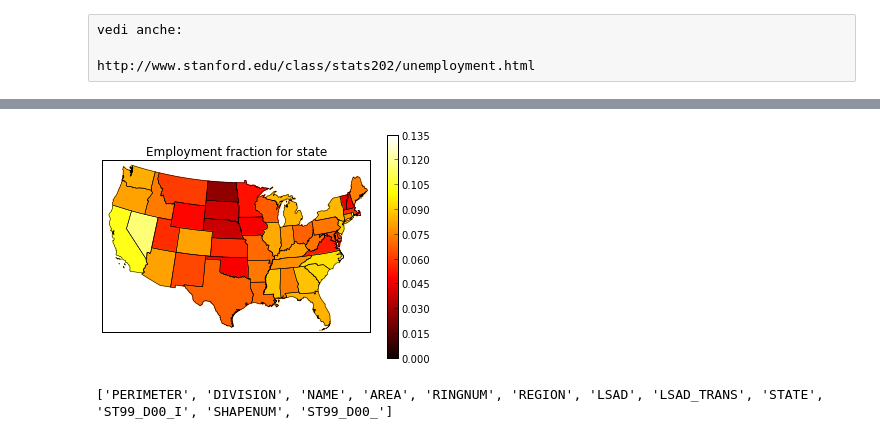
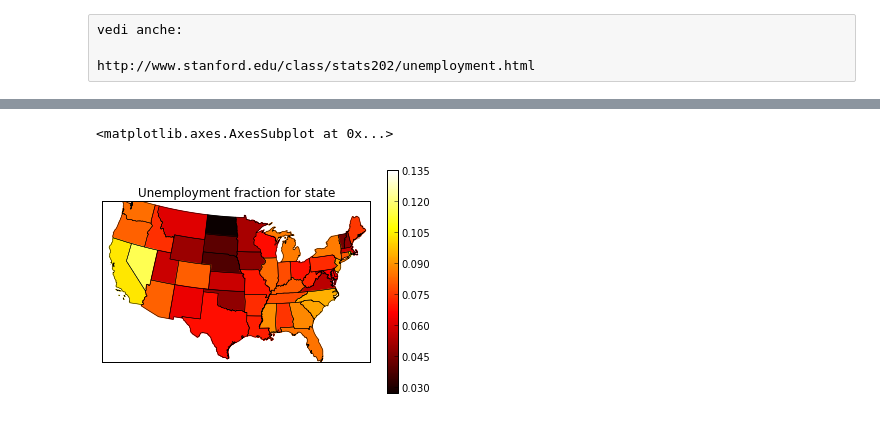
Before and after one commit to EnricoGiampieri/blogger_notebook, a Jupyter notebook: basemap.ipynb, the cells around one changed output, grey strips where cells are left out. Cells and saved outputs as stored; diff of their text form; code cells hidden in the pictures.

```diff
--- a/basemap.ipynb
+++ b/basemap.ipynb
@@ -45,33 +85,7 @@ popdensity = reduced['ratio']
-# %%
-fig, ax =pylab.subplots(1)
-# Lambert Conformal map of lower 48 states.
-m = Basemap(llcrnrlon=-119,llcrnrlat=22,urcrnrlon=-64,urcrnrlat=49,
-            projection='lcc',lat_1=33,lat_2=45,lon_0=-95)
-# draw state boundaries.
-# data from U.S Census Bureau
-# http://www.census.gov/geo/www/cob/st2000.html
-# http://www.census.gov/geo/cob/bdy/st/st00shp/st99_d00_shp.zip
-m.readshapefile('./USAmaps/st99_d00','USA',drawbounds=True)
-
-max_pop = popdensity.max()
-
-# use 'hot' colormap
-cmap = pylab.cm.hot
-# cycle through states, color each one.
-for nshape,(seg, state_info) in enumerate(zip(m.USA, m.USA_info)):
-    statename = state_info['NAME'].lower()
-    pop = popdensity[statename]
-    color =  cmap(pop / max_pop )
-    xx,yy = zip(*seg)
-    patches = ax.fill(xx,yy,facecolor=color,edgecolor=color)
-ax.set_title('Employment fraction for state');
-
-axc, kw = matplotlib.colorbar.make_axes(ax)
-norm = mpl.colors.Normalize(vmin=0, vmax=max_pop)
-cb1 = mpl.colorbar.ColorbarBase(axc, cmap=cmap, norm=norm)
-# %% [output]
-[figure, removed]
-# %%
-print m.USA_info[0].keys()
-# %% [output]
-['PERIMETER', 'DIVISION', 'NAME', 'AREA', 'RINGNUM', 'REGION', 'LSAD', 'LSAD_TRANS', 'STATE', 'ST99_D00_I', 'SHAPENUM', 'ST99_D00_']
+# %%
+#fig, ax = pylab.subplots(1,figsize=(8,6))
+chart_info(popdensity_USA, shapefile='./USAmaps/st99_d00', cmap = pylab.cm.hot,
+            extension=(49, 22, -64, -119), shape_key='NAME', title='Unemployment fraction for state')
+# %% [output]
+<matplotlib.axes.AxesSubplot at 0x...>
+[figure, added]
```
Also changed, not shown: parts of 17 cells of this notebook.
